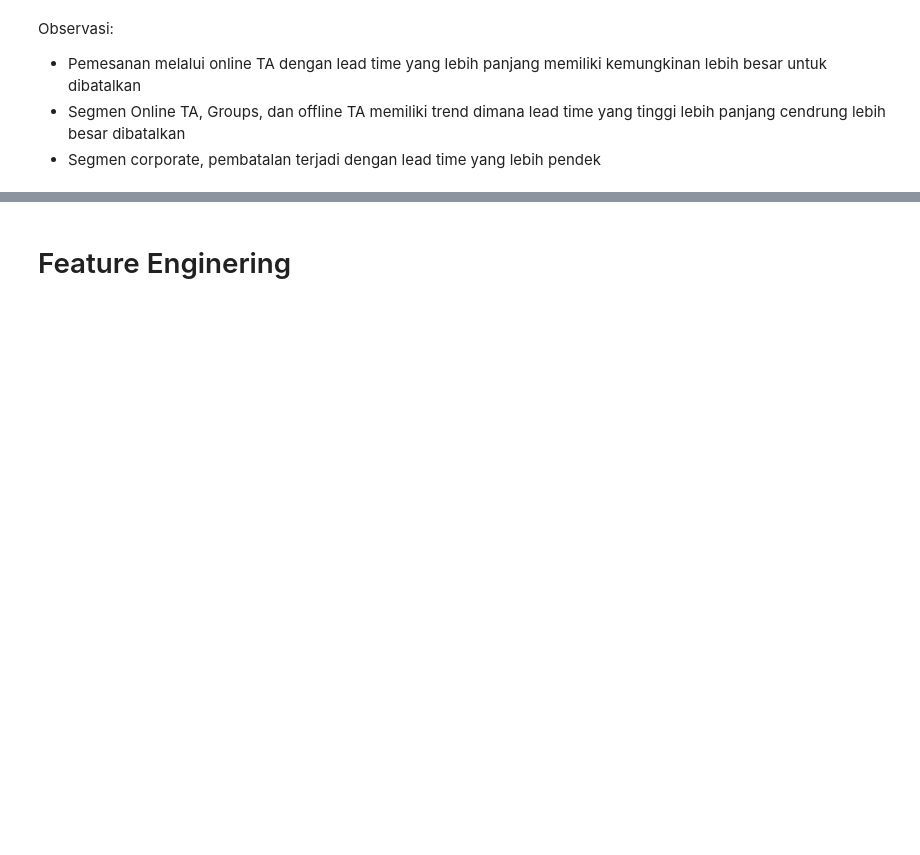
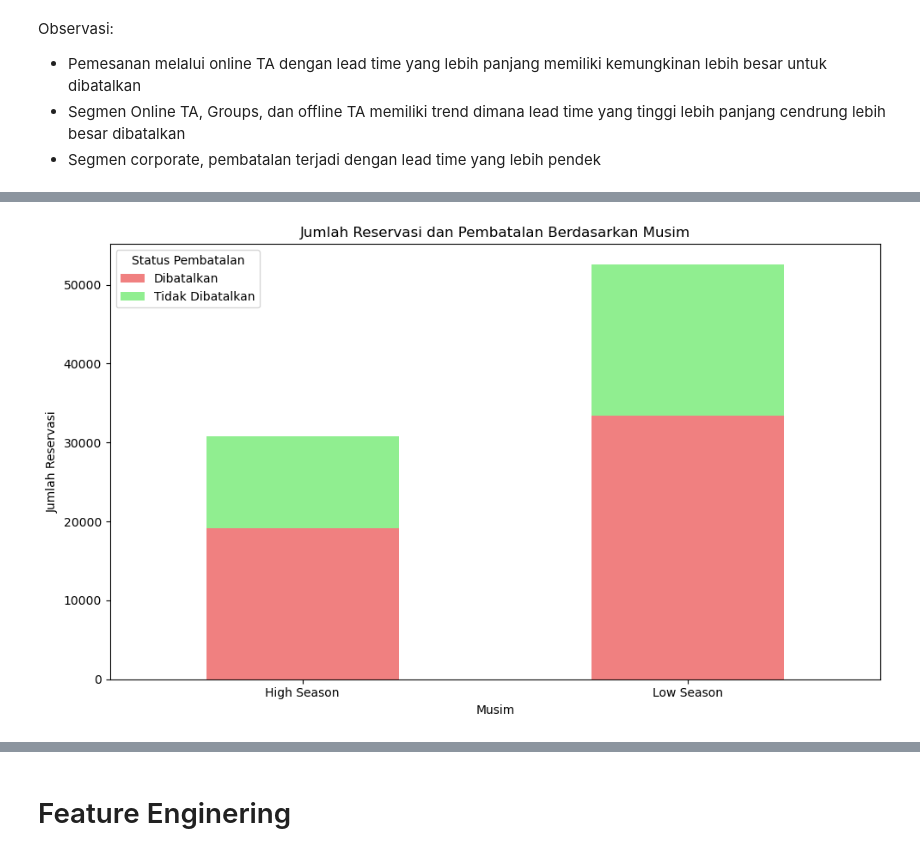
Before and after one commit to tiyasanin1/hotel-booking-analysis, a Jupyter notebook: notebooks/code.ipynb, the cells around one changed output, grey strips where cells are left out. Cells and saved outputs as stored; diff of their text form; code cells hidden in the pictures; blank space fills up the shorter version.

```diff
--- a/notebooks/code.ipynb
+++ b/notebooks/code.ipynb
@@ -269,0 +323,17 @@ plt.show()
+# %%
+high_season_months=['June','July','August','December']
+df['season']=df['arrival_date_month'].apply(lambda x: 'High Season' if x in high_season_months else 'Low Season')
+
+season_counts=df.groupby(['season','is_canceled']).size().unstack(fill_value=0)
+season_counts.plot(kind='bar', stacked=True, color=['lightcoral', 'lightgreen'], figsize=(10, 6))
+
+# Menambahkan detail pada plot
+plt.title('Jumlah Reservasi dan Pembatalan Berdasarkan Musim')
+plt.xlabel('Musim')
+plt.ylabel('Jumlah Reservasi')
+plt.xticks(rotation=0)  # Mengatur rotasi x-ticks
+plt.legend(['Dibatalkan', 'Tidak Dibatalkan'], title='Status Pembatalan')
+plt.tight_layout()
+plt.show()
+# %% [output]
+[figure, added]
```
Also changed, not shown: parts of 32 cells of this notebook, 1 other file.
